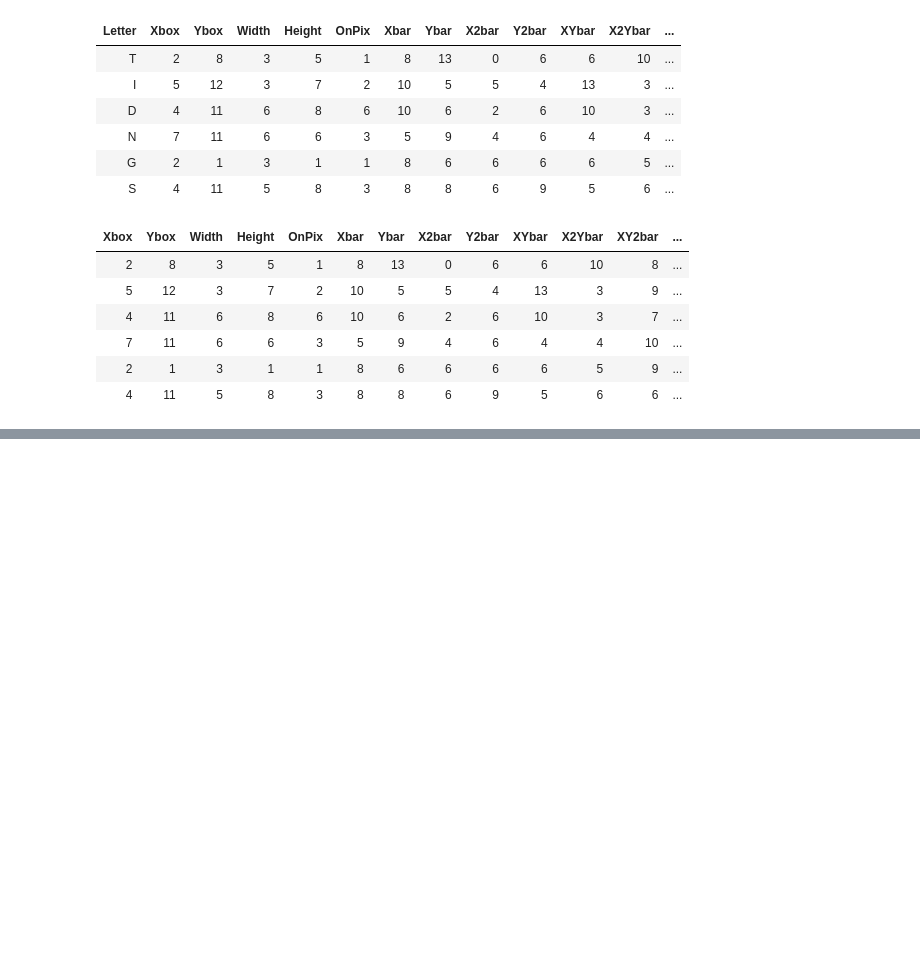
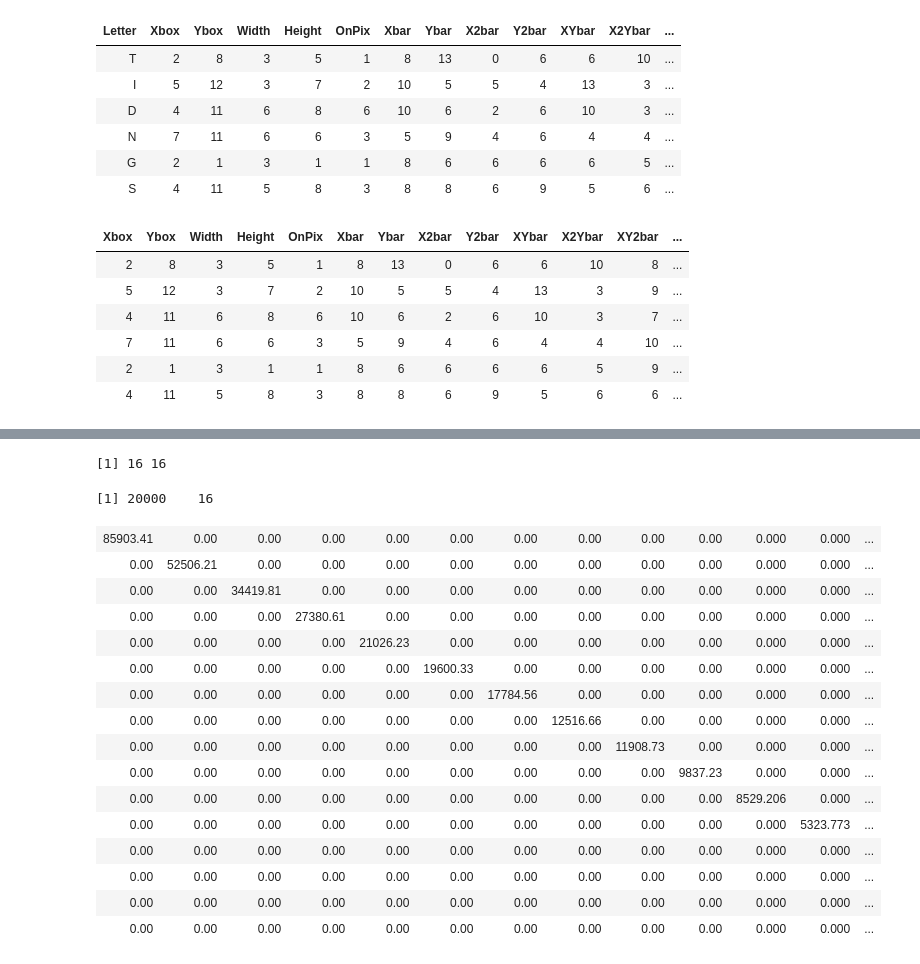
Before and after one commit to Hodapp87/cincyfp_presentation_R_2016_12, a Jupyter notebook: CincyFP_Letters_example.ipynb, the cells around one changed output, grey strips where cells are left out. Cells and saved outputs as stored; diff of their text form; code cells hidden in the pictures; blank space fills up the shorter version.

```diff
--- a/CincyFP_Letters_example.ipynb
+++ b/CincyFP_Letters_example.ipynb
@@ -397,0 +469,8 @@ head(letters[-which(names(letters) == "Letter")])
+# %%
+dim(r$vectors)
+# %% [output]
+[1] 16 16
+# %%
+dim(mtx)
+# %% [output]
+[1] 20000    16
@@ -397,0 +479,19 @@ head(letters[-which(names(letters) == "Letter")])
+# %%
+round(t(lettersPca) %*% lettersPca, 5)
+# %% [output]
+| 85903.41 | 0.00 | 0.00 | 0.00 | 0.00 | 0.00 | 0.00 | 0.00 | 0.00 | 0.00 | 0.000 | 0.000 | ... |
+| 0.00 | 52506.21 | 0.00 | 0.00 | 0.00 | 0.00 | 0.00 | 0.00 | 0.00 | 0.00 | 0.000 | 0.000 | ... |
+| 0.00 | 0.00 | 34419.81 | 0.00 | 0.00 | 0.00 | 0.00 | 0.00 | 0.00 | 0.00 | 0.000 | 0.000 | ... |
+| 0.00 | 0.00 | 0.00 | 27380.61 | 0.00 | 0.00 | 0.00 | 0.00 | 0.00 | 0.00 | 0.000 | 0.000 | ... |
+| 0.00 | 0.00 | 0.00 | 0.00 | 21026.23 | 0.00 | 0.00 | 0.00 | 0.00 | 0.00 | 0.000 | 0.000 | ... |
+| 0.00 | 0.00 | 0.00 | 0.00 | 0.00 | 19600.33 | 0.00 | 0.00 | 0.00 | 0.00 | 0.000 | 0.000 | ... |
+| 0.00 | 0.00 | 0.00 | 0.00 | 0.00 | 0.00 | 17784.56 | 0.00 | 0.00 | 0.00 | 0.000 | 0.000 | ... |
+| 0.00 | 0.00 | 0.00 | 0.00 | 0.00 | 0.00 | 0.00 | 12516.66 | 0.00 | 0.00 | 0.000 | 0.000 | ... |
+| 0.00 | 0.00 | 0.00 | 0.00 | 0.00 | 0.00 | 0.00 | 0.00 | 11908.73 | 0.00 | 0.000 | 0.000 | ... |
+| 0.00 | 0.00 | 0.00 | 0.00 | 0.00 | 0.00 | 0.00 | 0.00 | 0.00 | 9837.23 | 0.000 | 0.000 | ... |
+| 0.00 | 0.00 | 0.00 | 0.00 | 0.00 | 0.00 | 0.00 | 0.00 | 0.00 | 0.00 | 8529.206 | 0.000 | ... |
+| 0.00 | 0.00 | 0.00 | 0.00 | 0.00 | 0.00 | 0.00 | 0.00 | 0.00 | 0.00 | 0.000 | 5323.773 | ... |
+| 0.00 | 0.00 | 0.00 | 0.00 | 0.00 | 0.00 | 0.00 | 0.00 | 0.00 | 0.00 | 0.000 | 0.000 | ... |
+| 0.00 | 0.00 | 0.00 | 0.00 | 0.00 | 0.00 | 0.00 | 0.00 | 0.00 | 0.00 | 0.000 | 0.000 | ... |
+| 0.00 | 0.00 | 0.00 | 0.00 | 0.00 | 0.00 | 0.00 | 0.00 | 0.00 | 0.00 | 0.000 | 0.000 | ... |
+| 0.00 | 0.00 | 0.00 | 0.00 | 0.00 | 0.00 | 0.00 | 0.00 | 0.00 | 0.00 | 0.000 | 0.000 | ... |
```
Also changed, not shown: parts of 10 cells of this notebook, 1 other file.
